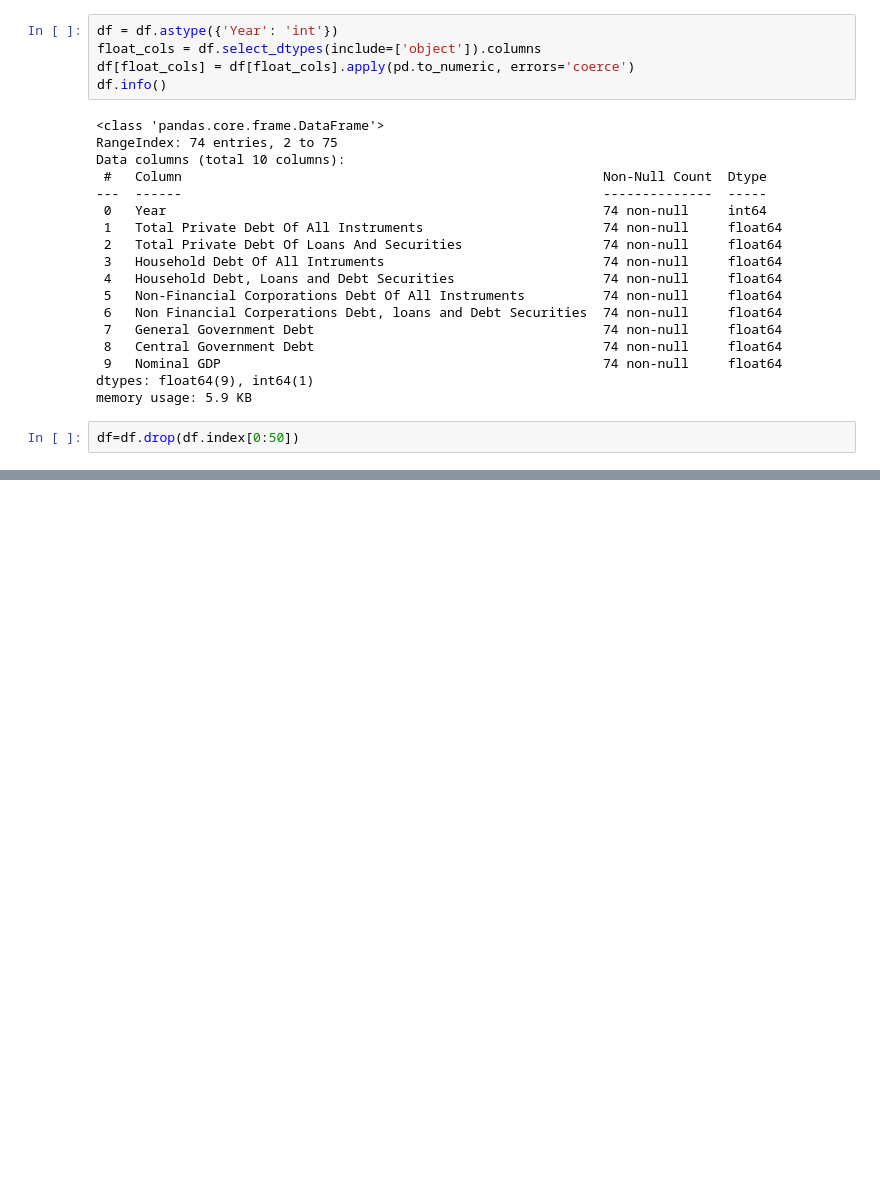
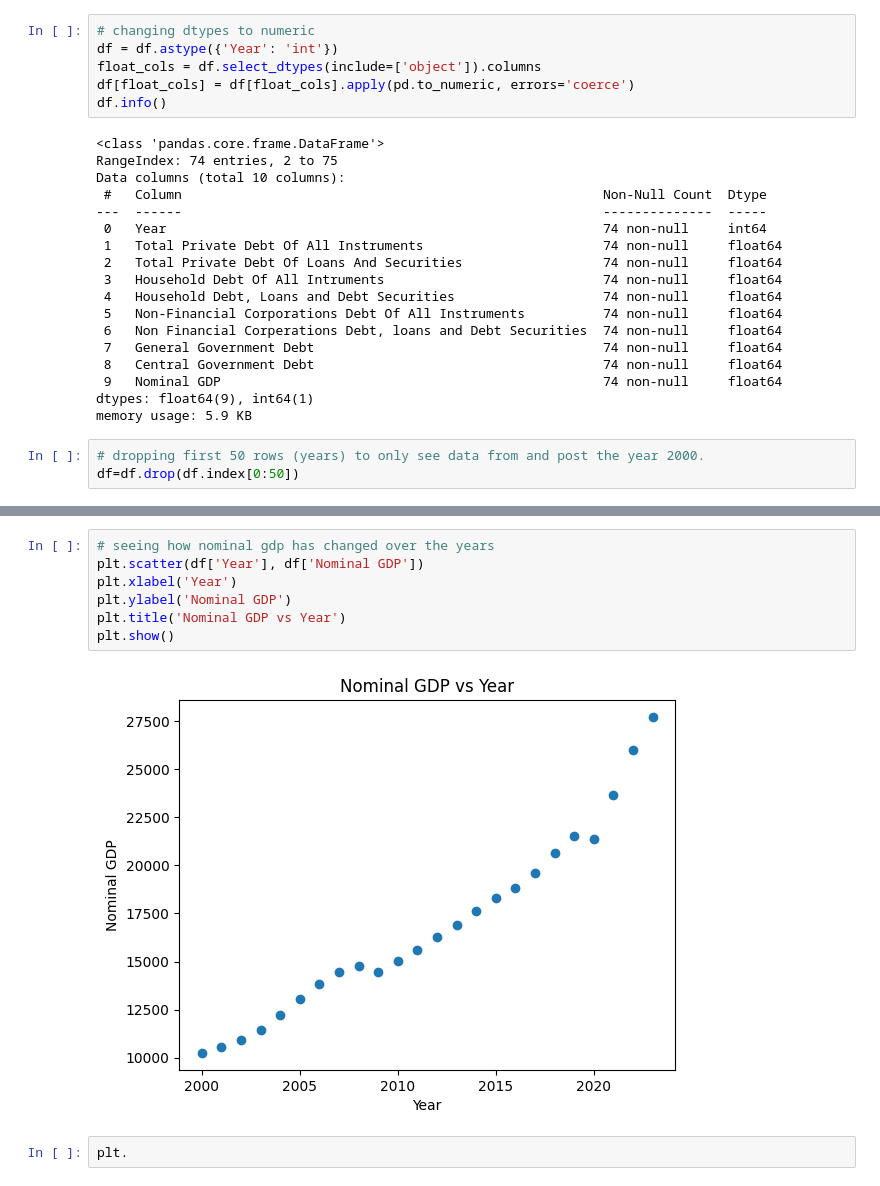
Before and after one commit to aeslha/july_21, a Jupyter notebook: DSRP_Final_Project.ipynb, the cells around one changed output, grey strips where cells are left out. Drawn from its saved outputs; the diff is of its cells as text; blank space fills up the shorter version.

```diff
--- a/DSRP_Final_Project.ipynb
+++ b/DSRP_Final_Project.ipynb
@@ -62,6 +67,7 @@ df.head()
 | 5 | 1953 | 88.05 | 58.02 | 28.43 | 27.79 | ... |
 | 6 | 1954 | 106.06 | 62.57 | 31.54 | 30.86 | ... |
 # %%
+# changing dtypes to numeric
 df = df.astype({'Year': 'int'})
 float_cols = df.select_dtypes(include=['object']).columns
 df[float_cols] = df[float_cols].apply(pd.to_numeric, errors='coerce')
@@ -84,8 +90,9 @@ Data columns (total 10 columns):
  9   Nominal GDP                                                 74 non-null     float64
 dtypes: float64(9), int64(1)
 memory usage: 5.9 KB
-# %%
-df=df.drop(df.index[0:50])
+# %%
+# dropping first 50 rows (years) to only see data from and post the year 2000.
+df=df.drop(df.index[0:50])
 # %%
 df.head(24)
 # %% [output]
@@ -106,3 +113,14 @@ df.head(24)
 | 73 | 2021 | 229.76 | 160.50 | 79.51 | 77.75 | ... |
 | 74 | 2022 | 227.77 | 156.12 | 76.63 | 75.47 | ... |
 | 75 | 2023 | 218.25 | 150.15 | 73.93 | 72.93 | ... |
+# %%
+# seeing how nominal gdp has changed over the years
+plt.scatter(df['Year'], df['Nominal GDP'])
+plt.xlabel('Year')
+plt.ylabel('Nominal GDP')
+plt.title('Nominal GDP vs Year')
+plt.show()
+# %% [output]
+[figure, added]
+# %%
+plt.
```
Also changed, not shown: parts of 2 cells of this notebook.
